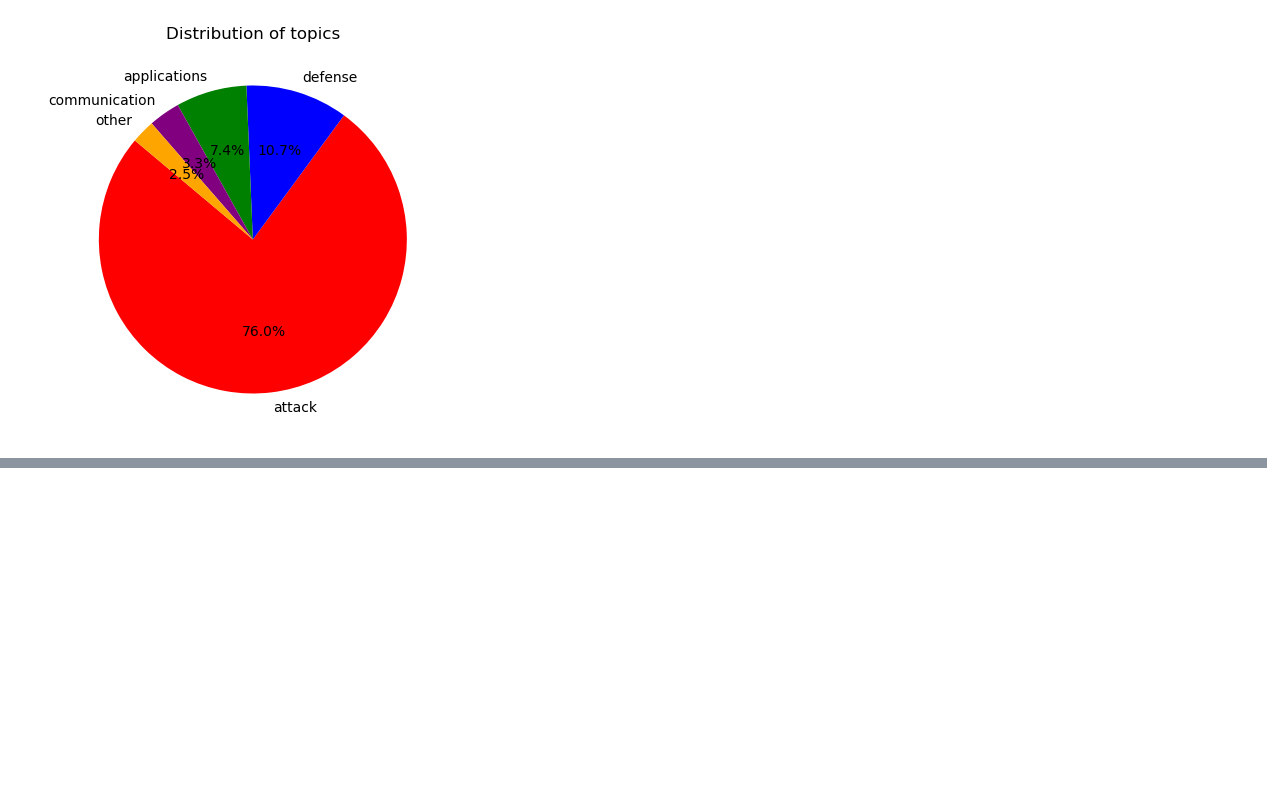
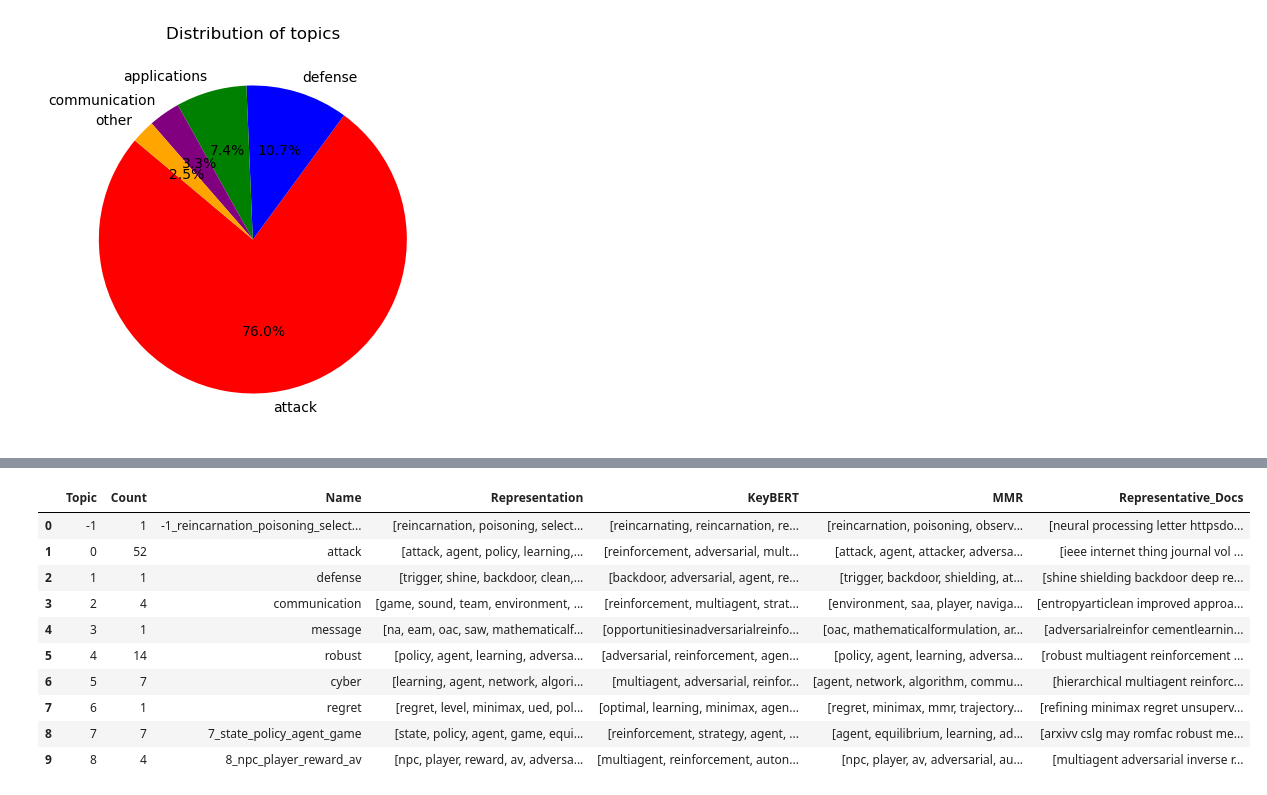
Before and after one commit to HamBa-m/sci-scraper, a Jupyter notebook: notebooks/bertopic.ipynb, the cells around one changed output, grey strips where cells are left out. Saved outputs shown, nothing was run; the diff lists cells and outputs as text; code cells hidden in the pictures; blank space fills up the shorter version.

```diff
--- a/notebooks/bertopic.ipynb
+++ b/notebooks/bertopic.ipynb
@@ -251,0 +258,21 @@ papers.to_csv('papers_topics.csv', index=False)
+# %%
+# training a attack model
+zeroshot_topics_attack = ['attack','defense', 'communication', 'message', 'robust', 'cyber', 'regret']
+attack_model = BERTopic(embedding_model=embedding_model,
+                        vectorizer_model=CountVectorizer(stop_words="english"),
+                        umap_model=UMAP(n_neighbors=15, n_components=5, min_dist=0.0, metric='cosine', random_state=42),
+                        hdbscan_model=HDBSCAN(min_cluster_size=2, metric='euclidean', cluster_selection_method='leaf', prediction_data=True),
+                        representation_model={'KeyBERT' : KeyBERTInspired(), 'MMR' : MaximalMarginalRelevance(diversity=0.3)},
+
+                        # Hyperparameters
+                        zeroshot_topic_list=zeroshot_topics_attack,
+                        zeroshot_min_similarity=.2,
+                        # calculate_probabilities=True,
+                        # nr_topics="auto",
+                        # min_topic_size=10,
+                        # top_n_words=10,
+                        verbose=True
+                       )
+topics, probas = attack_model.fit_transform(attack_clean_text)
+attack_model.get_topic_info()
+# %% [output]
@@ -251,0 +291,11 @@ papers.to_csv('papers_topics.csv', index=False)
+|  | Topic | Count | Name | Representation | KeyBERT | MMR | Representative_Docs |
+| 0 | -1 | 1 | -1_reincarnation_poisoning_select... | [reincarnation, poisoning, select... | [reincarnating, reincarnation, re... | [reincarnation, poisoning, observ... | [neural processing letter httpsdo... |
+| 1 | 0 | 52 | attack | [attack, agent, policy, learning,... | [reinforcement, adversarial, mult... | [attack, agent, attacker, adversa... | [ieee internet thing journal vol ... |
+| 2 | 1 | 1 | defense | [trigger, shine, backdoor, clean,... | [backdoor, adversarial, agent, re... | [trigger, backdoor, shielding, at... | [shine shielding backdoor deep re... |
+| 3 | 2 | 4 | communication | [game, sound, team, environment, ... | [reinforcement, multiagent, strat... | [environment, saa, player, naviga... | [entropyarticlean improved approa... |
+| 4 | 3 | 1 | message | [na, eam, oac, saw, mathematicalf... | [opportunitiesinadversarialreinfo... | [oac, mathematicalformulation, ar... | [adversarialreinfor cementlearnin... |
+| 5 | 4 | 14 | robust | [policy, agent, learning, adversa... | [adversarial, reinforcement, agen... | [policy, agent, learning, adversa... | [robust multiagent reinforcement ... |
+| 6 | 5 | 7 | cyber | [learning, agent, network, algori... | [multiagent, adversarial, reinfor... | [agent, network, algorithm, commu... | [hierarchical multiagent reinforc... |
+| 7 | 6 | 1 | regret | [regret, level, minimax, ued, pol... | [optimal, learning, minimax, agen... | [regret, minimax, mmr, trajectory... | [refining minimax regret unsuperv... |
+| 8 | 7 | 7 | 7_state_policy_agent_game | [state, policy, agent, game, equi... | [reinforcement, strategy, agent, ... | [agent, equilibrium, learning, ad... | [arxivv cslg may romfac robust me... |
+| 9 | 8 | 4 | 8_npc_player_reward_av | [npc, player, reward, av, adversa... | [multiagent, reinforcement, auton... | [npc, player, av, adversarial, au... | [multiagent adversarial inverse r... |
```
Also changed, not shown: parts of 15 cells of this notebook, 2 other files.
